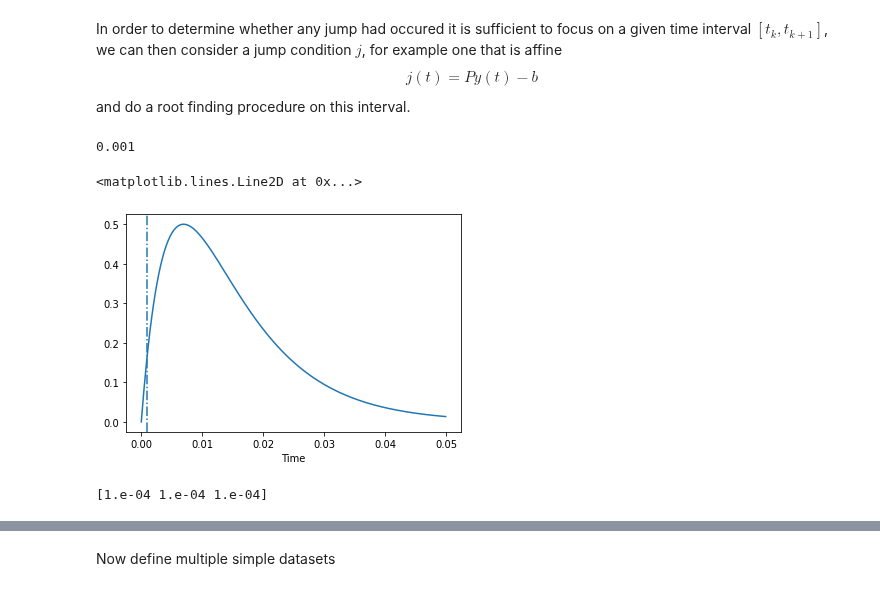
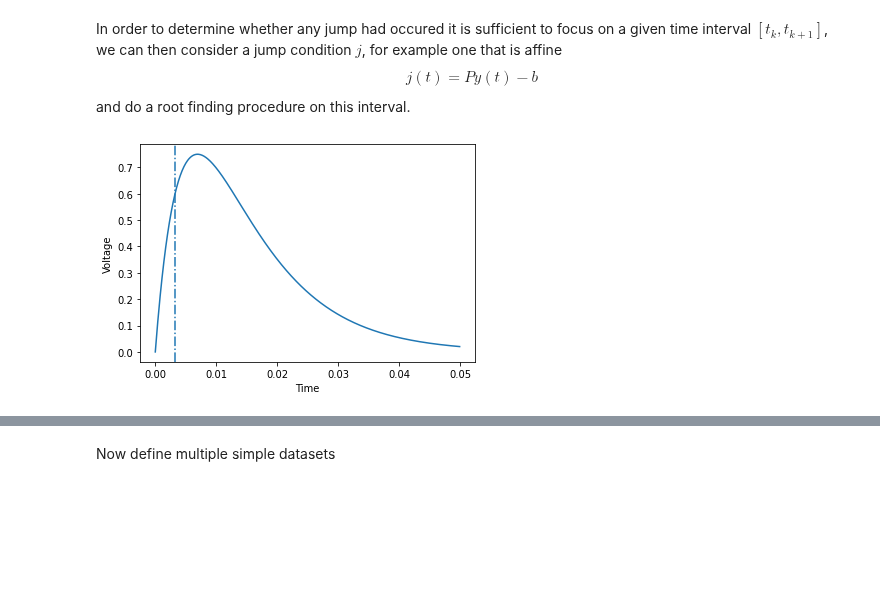
Before and after one commit to electronicvisions/jaxsnn, a Jupyter notebook: jaxsnn/notebooks/neural_net.ipynb, the cells around one changed output, grey strips where cells are left out. Drawn from its saved outputs; the diff is of its cells as text; code cells hidden in the pictures; blank space fills up the shorter version.

```diff
--- a/jaxsnn/notebooks/neural_net.ipynb
+++ b/jaxsnn/notebooks/neural_net.ipynb
@@ -114,15 +47,0 @@ def newton(f, y0, x0):
-# %%
-# c.f.: https://github.com/google/jax/issues/8744
-
-
-def newton(f, y0, initial_guess):
-    """Newton's method for root-finding."""
-    initial_state = initial_guess
-
-    def body(x, it):
-        fx, dfx = f(y0, x), jax.grad(f, argnums=1)(y0, x)
-        step = fx / dfx
-        return x - step, 0
-
-    res = jax.lax.scan(body, initial_state, np.arange(6))[0]
-    return np.where(res > 0, res, np.nan)
@@ -155,30 +48,22 @@ assert ttfs_solver(np.array([1.146776, 1.7953744]), dt) == dt
 # %%
-y0 = np.array([0.0, 2.0])
+y0 = np.array([0.0, 3.0])
 xs = np.arange(0, 5e-2, 1e-4)
 
 
 def jump_condition(dynamics, v_th, x0, t):
-    return dynamics(x0, t)[0] - v_th  # this implements the P y(t) - b above
+    return dynamics(x0, t)[0] - v_th
 
 
-jc = partial(jump_condition, dynamics, v_th)
+jc = partial(jump_condition, dynamics, p.v_th)
 ys = jax.vmap(partial(dynamics, y0))(xs)[:, 0]
 
-newton_solver = jax.jit(partial(newton, jc))
-
-
+newton_solver = partial(newton, jc)
 spike_time = newton_solver(y0, 1e-3)
-spike_time = ttfs_solver(y0, 1e-3)
-
-print(spike_time)
-
-# %timeit newton_solver(y0, 1e-4)
-# %timeit ttfs_solver(y0, 1e-4)
 
 plt.xlabel("Time")
+plt.ylabel("Voltage")
 plt.plot(xs, ys)
 plt.axvline(spike_time, linestyle="-.")
+plt.show()
 # %% [output]
-0.001
-<matplotlib.lines.Line2D at 0x...>
-[figure, old version]
+[figure, new version]
@@ -213,16 +69,0 @@ def wrapped_newton_solver(y0, initial_guess):
-# %%
-# do this for two neurons
-y0 = np.array([[0.0, 1.0], [0.1, 1.0], [0.0, 0.0]])
-batched_newton_solver = jax.jit(jax.vmap(newton_solver, in_axes=(0, None)))
-batched_wrapped_newton_solver = jax.jit(
-    jax.vmap(wrapped_newton_solver, in_axes=(0, None))
-)
-batched_ttfs_solver = jax.jit(jax.vmap(ttfs_solver, in_axes=(0, None)))
-
-spike_times = batched_ttfs_solver(y0, 1e-4)
-print(spike_times)
-# %timeit batched_newton_solver(y0, 1e-4)
-# %timeit batched_wrapped_newton_solver(y0, 1e-4)
-# %timeit batched_ttfs_solver(y0, 1e-4).block_until_ready()
-# %% [output]
-[1.e-04 1.e-04 1.e-04]
```
Also changed, not shown: parts of 16 cells of this notebook, 9 other files.
